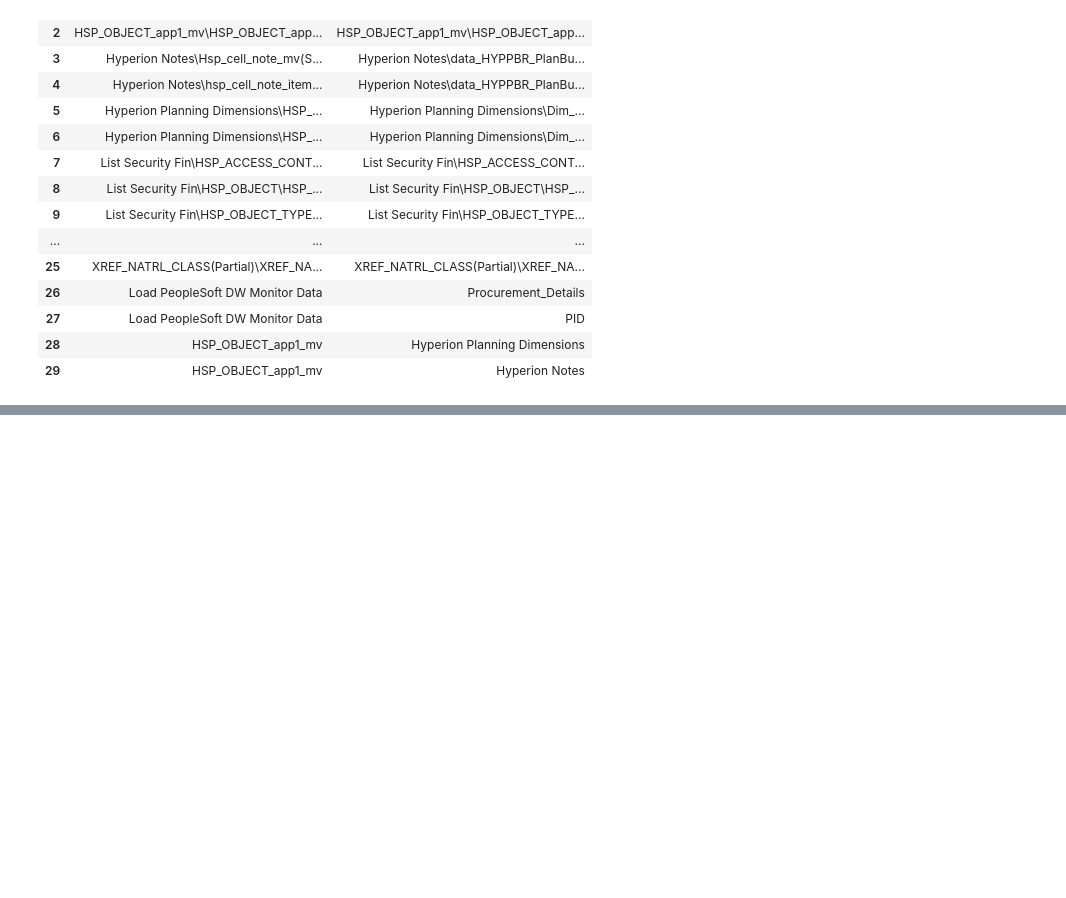
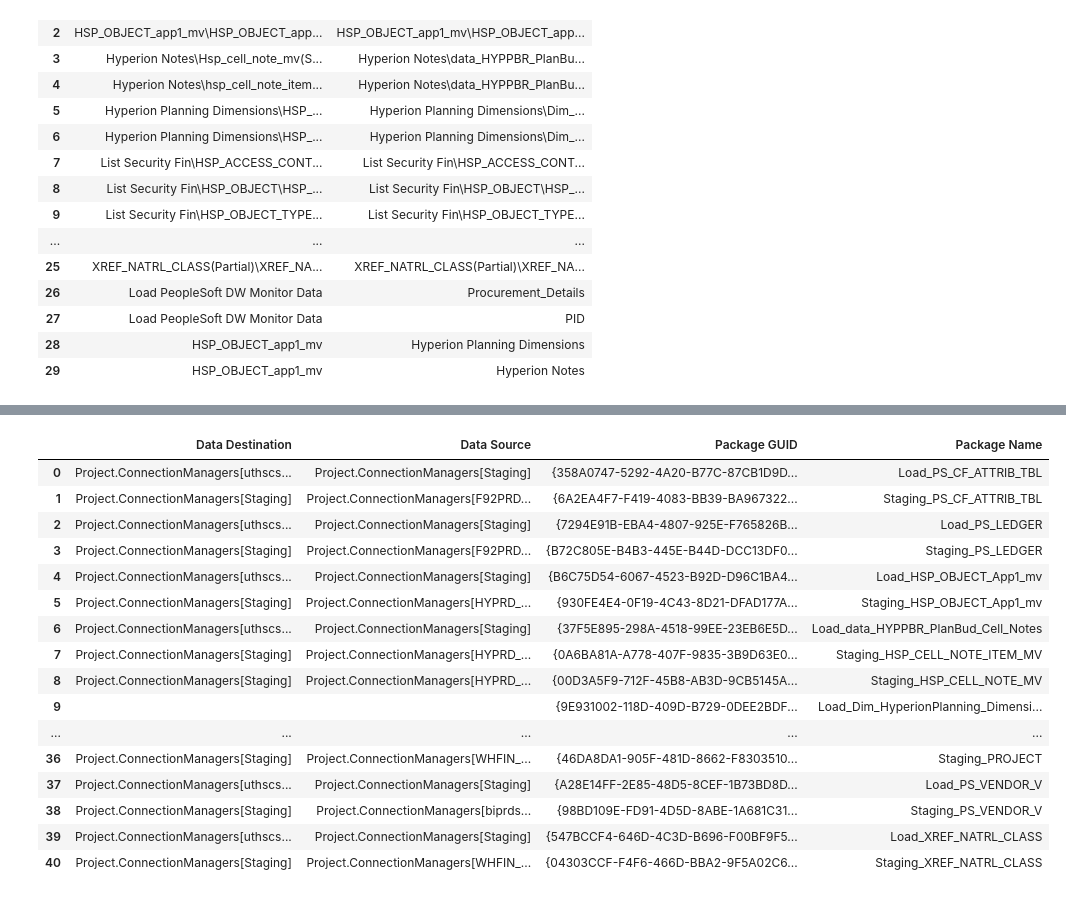
Before and after one commit to TimK00/Practicum-II, a Jupyter notebook: Python/Helper Snippets.ipynb, the cells around one changed output, grey strips where cells are left out. Drawn from its saved outputs; the diff is of its cells as text; code cells hidden in the pictures; blank space fills up the shorter version.

Commit message:
Add files via upload
"final" build of this file

```diff
--- a/Python/Helper Snippets.ipynb
+++ b/Python/Helper Snippets.ipynb
@@ -3,6 +3,6 @@ import pandas as pd
 import xml.etree.ElementTree as ET
 # %%
 # set dtsx package file
-xml_file_path = 'Master Common ETL.xml'
+master_file_path = 'Master Common ETL.xml'
 staging_file_path = 'Staging_PS_CF_ATTRIB_TBL.xml'
 # %%
@@ -180,0 +213,95 @@ df
+# %%
+# "Connections" snippet iterates through "Master Common ETL.xml" to retrive package names
+# Matches package names with all packages stored on local HD (saving packages to a local drive to be automated later)
+# Iterates through each path to read in ObjectName (package name) and DTSID (GUID) from root
+# Iterates from root to each Connections/Connection element to find connectionManagerRefID (connection name)
+# Checks next element from <Connections> to determine if the connection is a Source or Destination
+# Note: XML is written from perspective of DBs, so <outputs> match to sources and <inputs> match destinations
+# Stores each tag of interest in a dictionary, builds a df, then outputs to csv
+
+
+from lxml import etree as ET
+import pandas as pd
+
+# set dtsx package file
+master_file_path = 'Master Common ETL.xml'
+
+# define the path to the directory containing the .dtsx files
+xml_directory = "C:\\Users\\Kirkpatrick3\\OneDrive - UT Health San Antonio\\Desktop\\Practicum\\XML\\"
+
+# parse the main .dtsx file using lxml
+tree = ET.parse(master_file_path)
+root = tree.getroot()
+
+# define the namespaces used in the .dtsx file
+namespaces = {"DTS": "www.microsoft.com/SqlServer/Dts"}
+
+# create an empty list to store connection data
+con_data = []
+
+# iterate over each package and add its connection data to the list
+for package in root.findall(".//ExecutePackageTask", namespaces):
+    # define the path to the .dtsx file for the current package
+    xml_file_path = xml_directory + package.find('PackageName').text
+
+    # parse the .dtsx file using lxml
+    tree = ET.parse(xml_file_path)
+    root = tree.getroot()
+
+    # grab the package name and GUID
+    package_name = root.get("{www.microsoft.com/SqlServer/Dts}ObjectName")
+    package_guid = root.get("{www.microsoft.com/SqlServer/Dts}DTSID")
+
+    # find all the connections in the .dtsx file
+    connections = root.findall(".//connections", namespaces)
+
+    # initialize data source and data destination
+    data_source = ''
+    data_destination = ''
+
+    for connection in connections:
+        for con in connection.findall(".//connection", namespaces):
+            live_con = con.get('connectionManagerRefId')
+            next_elem = connection.getnext()
+
+            if next_elem.tag == 'inputs':
+                data_destination = live_con
+            elif next_elem.tag == 'outputs':
+                data_source = live_con
+
+    # create a dictionary to store the values for each row
+    row_data = {'Package Name': package_name,
+                'Package GUID': package_guid,
+                'Data Source': data_source,
+                'Data Destination': data_destination}
+
+    # append the row_data to the con_data list
+    con_data.append(row_data)
+
+# create a pandas df from con_data
+df = pd.DataFrame(con_data)
+
+# display the df
+df.drop_duplicates()
+df
+
+# write to csv
+#df.to_csv('Connections.csv', index=False)
+# %% [output]
+|  | Data Destination | Data Source | Package GUID | Package Name |
+| 0 | Project.ConnectionManagers[uthscs... | Project.ConnectionManagers[Staging] | {358A0747-5292-4A20-B77C-87CB1D9D... | Load_PS_CF_ATTRIB_TBL |
+| 1 | Project.ConnectionManagers[Staging] | Project.ConnectionManagers[F92PRD... | {6A2EA4F7-F419-4083-BB39-BA967322... | Staging_PS_CF_ATTRIB_TBL |
+| 2 | Project.ConnectionManagers[uthscs... | Project.ConnectionManagers[Staging] | {7294E91B-EBA4-4807-925E-F765826B... | Load_PS_LEDGER |
+| 3 | Project.ConnectionManagers[Staging] | Project.ConnectionManagers[F92PRD... | {B72C805E-B4B3-445E-B44D-DCC13DF0... | Staging_PS_LEDGER |
+| 4 | Project.ConnectionManagers[uthscs... | Project.ConnectionManagers[Staging] | {B6C75D54-6067-4523-B92D-D96C1BA4... | Load_HSP_OBJECT_App1_mv |
+| 5 | Project.ConnectionManagers[Staging] | Project.ConnectionManagers[HYPRD_... | {930FE4E4-0F19-4C43-8D21-DFAD177A... | Staging_HSP_OBJECT_App1_mv |
+| 6 | Project.ConnectionManagers[uthscs... | Project.ConnectionManagers[Staging] | {37F5E895-298A-4518-99EE-23EB6E5D... | Load_data_HYPPBR_PlanBud_Cell_Notes |
+| 7 | Project.ConnectionManagers[Staging] | Project.ConnectionManagers[HYPRD_... | {0A6BA81A-A778-407F-9835-3B9D63E0... | Staging_HSP_CELL_NOTE_ITEM_MV |
+| 8 | Project.ConnectionManagers[Staging] | Project.ConnectionManagers[HYPRD_... | {00D3A5F9-712F-45B8-AB3D-9CB5145A... | Staging_HSP_CELL_NOTE_MV |
+| 9 |  |  | {9E931002-118D-409D-B729-0DEE2BDF... | Load_Dim_HyperionPlanning_Dimensi... |
+| ... | ... | ... | ... | ... |
+| 36 | Project.ConnectionManagers[Staging] | Project.ConnectionManagers[WHFIN_... | {46DA8DA1-905F-481D-8662-F8303510... | Staging_PROJECT |
+| 37 | Project.ConnectionManagers[uthscs... | Project.ConnectionManagers[Staging] | {A28E14FF-2E85-48D5-8CEF-1B73BD8D... | Load_PS_VENDOR_V |
+| 38 | Project.ConnectionManagers[Staging] | Project.ConnectionManagers[biprds... | {98BD109E-FD91-4D5D-8ABE-1A681C31... | Staging_PS_VENDOR_V |
+| 39 | Project.ConnectionManagers[uthscs... | Project.ConnectionManagers[Staging] | {547BCCF4-646D-4C3D-B696-F00BF9F5... | Load_XREF_NATRL_CLASS |
+| 40 | Project.ConnectionManagers[Staging] | Project.ConnectionManagers[WHFIN_... | {04303CCF-F4F6-466D-BBA2-9F5A02C6... | Staging_XREF_NATRL_CLASS |
```
Also changed, not shown: parts of 6 cells of this notebook.
